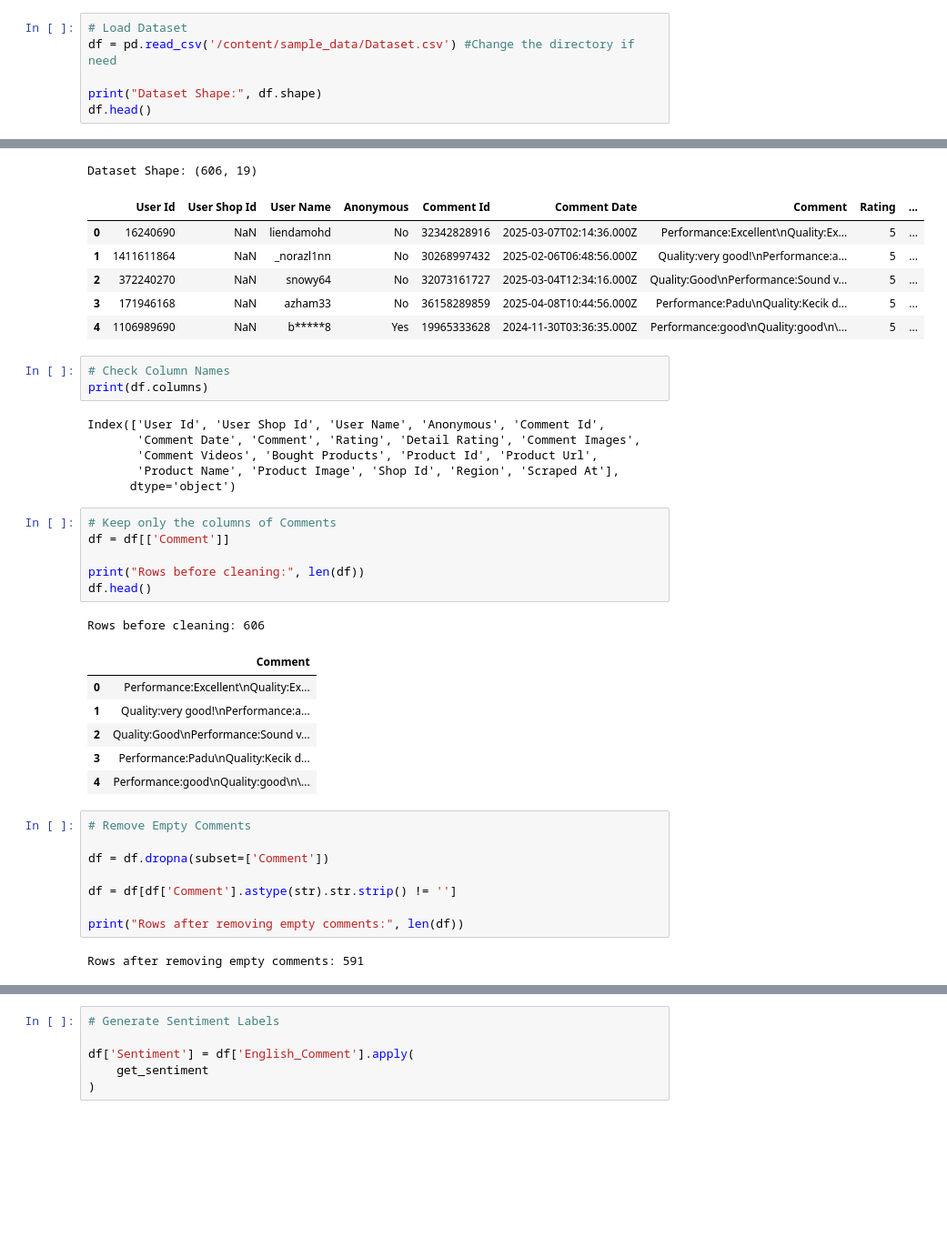
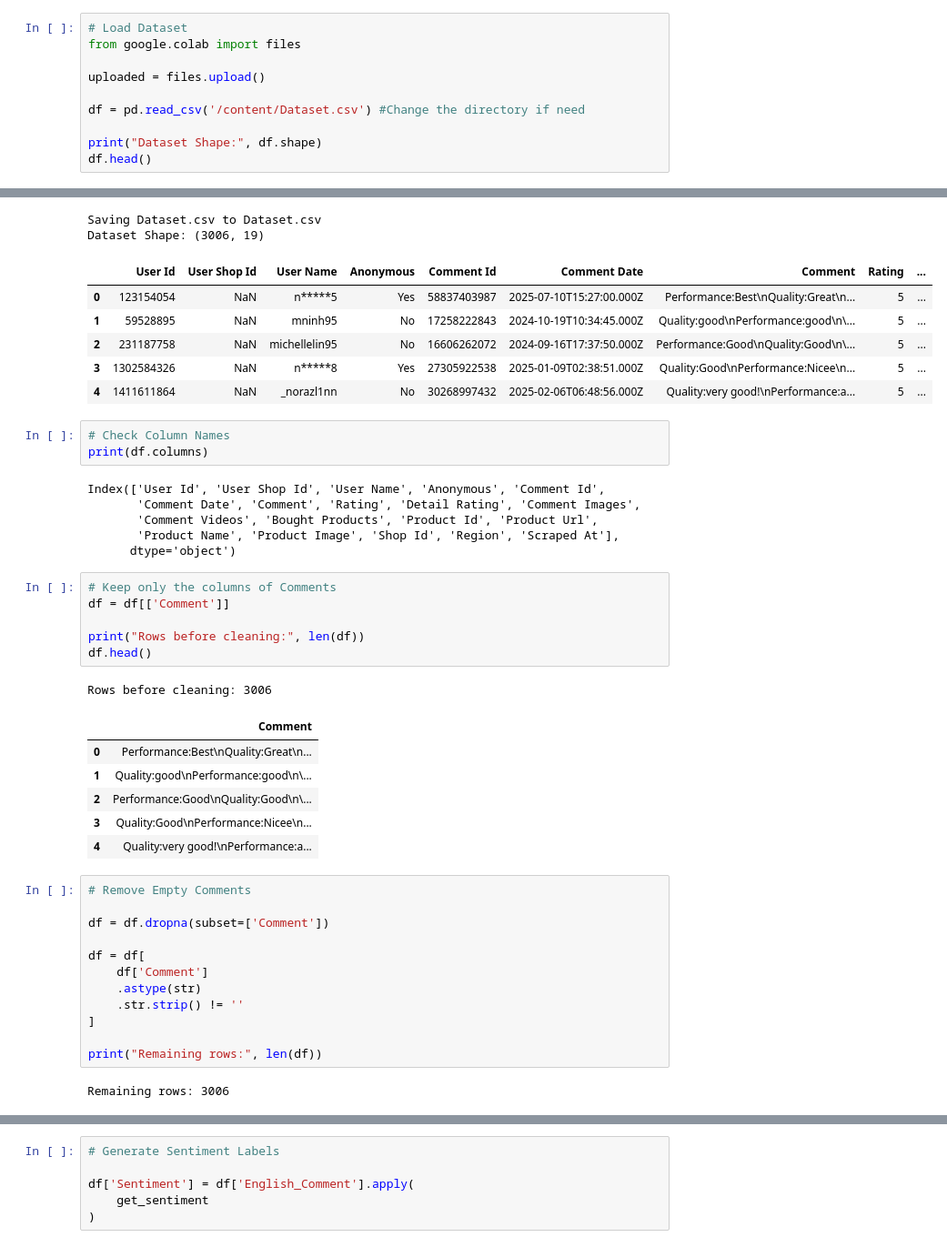
Before and after one commit to Biteo326/blank-app, a Jupyter notebook: NLP_Project.ipynb, the cells around one changed output, grey strips where cells are left out. Shown at 91% size. Drawn from its saved outputs; the diff is of its cells as text; blank space fills up the shorter version.

```diff
--- a/NLP_Project.ipynb
+++ b/NLP_Project.ipynb
@@ -34,6 +44,10 @@ from vaderSentiment.vaderSentiment import SentimentIntensityAnalyzer
 # %%
 # Load Dataset
-df = pd.read_csv('/content/sample_data/Dataset.csv') #Change the directory if need
+from google.colab import files
+
+uploaded = files.upload()
+
+df = pd.read_csv('/content/Dataset.csv') #Change the directory if need
 
 print("Dataset Shape:", df.shape)
 df.head()
@@ -41,10 +56,11 @@ df.head()
-Dataset Shape: (606, 19)
+Saving Dataset.csv to Dataset.csv
+Dataset Shape: (3006, 19)
 |  | User Id | User Shop Id | User Name | Anonymous | Comment Id | Comment Date | Comment | Rating | ... |
-| 0 | 16240690 | NaN | liendamohd | No | 32342828916 | 2025-03-07T02:14:36.000Z | Performance:Excellent\nQuality:Ex... | 5 | ... |
-| 1 | 1411611864 | NaN | _norazl1nn | No | 30268997432 | 2025-02-06T06:48:56.000Z | Quality:very good!\nPerformance:a... | 5 | ... |
-| 2 | 372240270 | NaN | snowy64 | No | 32073161727 | 2025-03-04T12:34:16.000Z | Quality:Good\nPerformance:Sound v... | 5 | ... |
-| 3 | 171946168 | NaN | azham33 | No | 36158289859 | 2025-04-08T10:44:56.000Z | Performance:Padu\nQuality:Kecik d... | 5 | ... |
-| 4 | 1106989690 | NaN | b*****8 | Yes | 19965333628 | 2024-11-30T03:36:35.000Z | Performance:good\nQuality:good\n\... | 5 | ... |
+| 0 | 123154054 | NaN | n*****5 | Yes | 58837403987 | 2025-07-10T15:27:00.000Z | Performance:Best\nQuality:Great\n... | 5 | ... |
+| 1 | 59528895 | NaN | mninh95 | No | 17258222843 | 2024-10-19T10:34:45.000Z | Quality:good\nPerformance:good\n\... | 5 | ... |
+| 2 | 231187758 | NaN | michellelin95 | No | 16606262072 | 2024-09-16T17:37:50.000Z | Performance:Good\nQuality:Good\n\... | 5 | ... |
+| 3 | 1302584326 | NaN | n*****8 | Yes | 27305922538 | 2025-01-09T02:38:51.000Z | Quality:Good\nPerformance:Nicee\n... | 5 | ... |
+| 4 | 1411611864 | NaN | _norazl1nn | No | 30268997432 | 2025-02-06T06:48:56.000Z | Quality:very good!\nPerformance:a... | 5 | ... |
 # %%
 # Check Column Names
 print(df.columns)
@@ -61,23 +77,27 @@ df = df[['Comment']]
 print("Rows before cleaning:", len(df))
 df.head()
 # %% [output]
-Rows before cleaning: 606
+Rows before cleaning: 3006
 |  | Comment |
-| 0 | Performance:Excellent\nQuality:Ex... |
-| 1 | Quality:very good!\nPerformance:a... |
-| 2 | Quality:Good\nPerformance:Sound v... |
-| 3 | Performance:Padu\nQuality:Kecik d... |
-| 4 | Performance:good\nQuality:good\n\... |
+| 0 | Performance:Best\nQuality:Great\n... |
+| 1 | Quality:good\nPerformance:good\n\... |
+| 2 | Performance:Good\nQuality:Good\n\... |
+| 3 | Quality:Good\nPerformance:Nicee\n... |
+| 4 | Quality:very good!\nPerformance:a... |
 # %%
 # Remove Empty Comments
 
 df = df.dropna(subset=['Comment'])
 
-df = df[df['Comment'].astype(str).str.strip() != '']
+df = df[
+    df['Comment']
+    .astype(str)
+    .str.strip() != ''
+]
 
-print("Rows after removing empty comments:", len(df))
+print("Remaining rows:", len(df))
 # %% [output]
-Rows after removing empty comments: 591
+Remaining rows: 3006
 # %%
 # Text Cleaning Function
 
```
Also changed, not shown: parts of 15 cells of this notebook.
